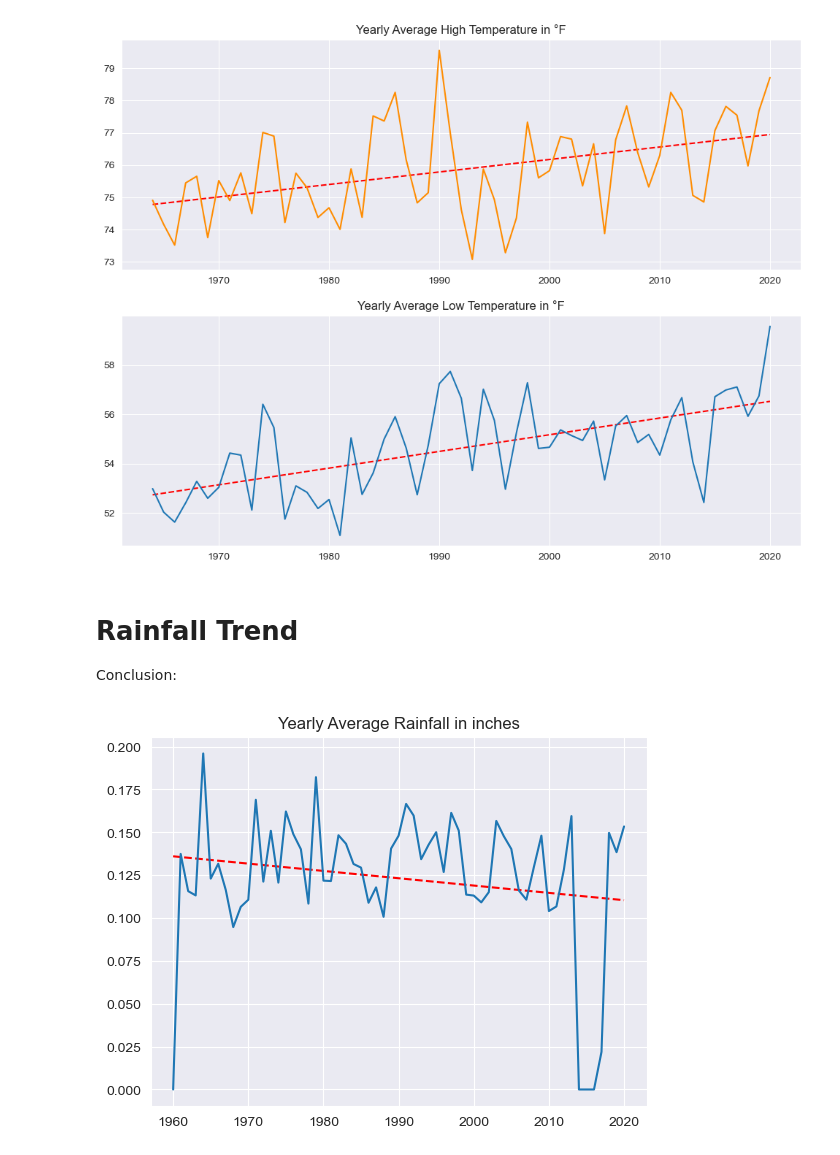
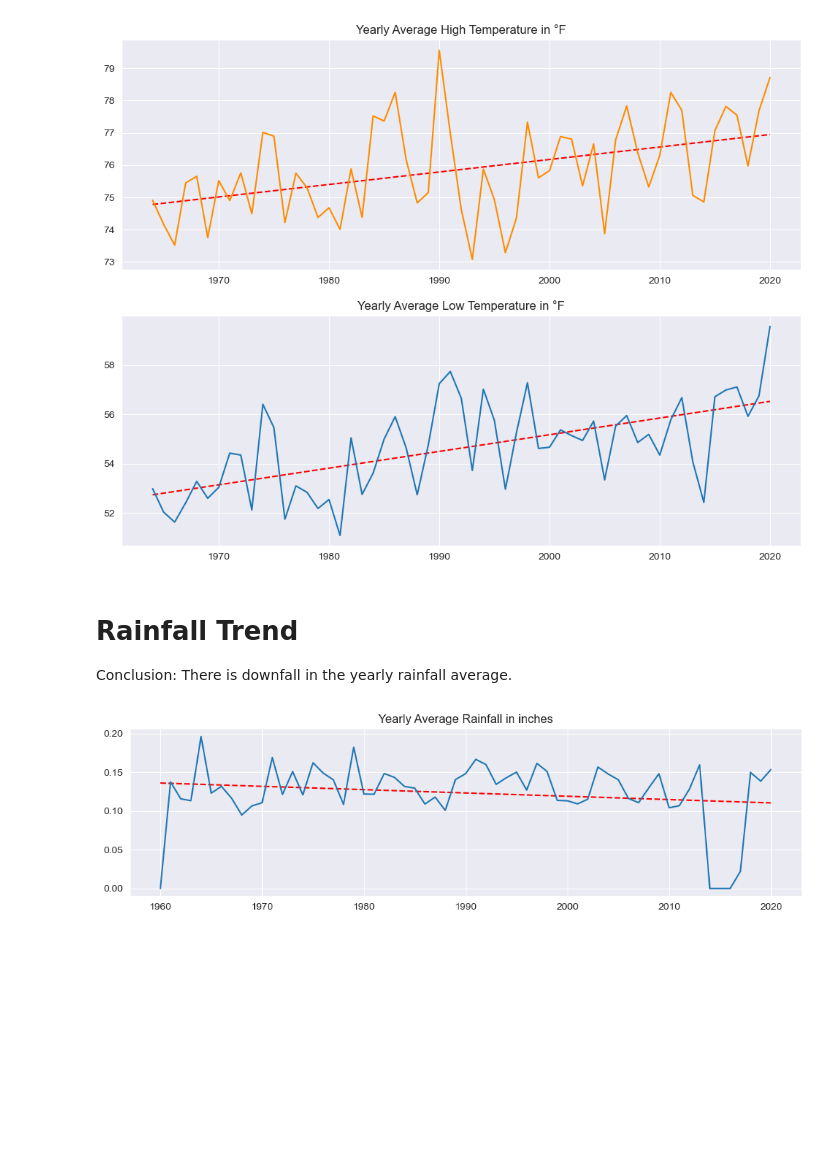
Before and after one commit to sagunraj/temp-rainfall-ds, a Jupyter notebook: temp_vs_rainfall.ipynb, the cells around one changed output. Saved outputs shown, nothing was run; the diff lists cells and outputs as text; code cells hidden in the pictures; blank space fills up the shorter version.

Commit message:
[refactor] changes the figure size of yearly average rainfall trend

```diff
--- a/temp_vs_rainfall.ipynb
+++ b/temp_vs_rainfall.ipynb
@@ -38,20 +38,21 @@ plt.show()
 [figure]
 # %% [markdown]
 # Rainfall Trend
-Conclusion:
+Conclusion: There is downfall in the yearly rainfall average.
 # %%
 rainfall_df['YEAR'] = pd.to_datetime(rainfall_df.DATE).dt.year
 
 rainfall_df_grouped = rainfall_df.groupby('YEAR').agg({'200-F Rainfall (inches/day)': 'mean'})
 rainfall_df_grouped.rename(columns={'200-F Rainfall (inches/day)': 'AVG_RAINFALL'}, inplace=True)
 rainfall_df_grouped.reset_index(inplace=True)
 
+plt.rcParams['figure.figsize'] = (12, 3)
 z = np.polyfit(rainfall_df_grouped['YEAR'], rainfall_df_grouped['AVG_RAINFALL'], 1)
 p = np.poly1d(z)
 plt.plot(rainfall_df_grouped['YEAR'], p(rainfall_df_grouped['YEAR']), "r--")
 plt.plot(rainfall_df_grouped['YEAR'], rainfall_df_grouped['AVG_RAINFALL'])
 plt.title('Yearly Average Rainfall in inches')
 
 plt.show()
 # %% [output]
-[figure, old version]
+[figure, new version]
```
Also changed, not shown: parts of 1 cell of this notebook.
